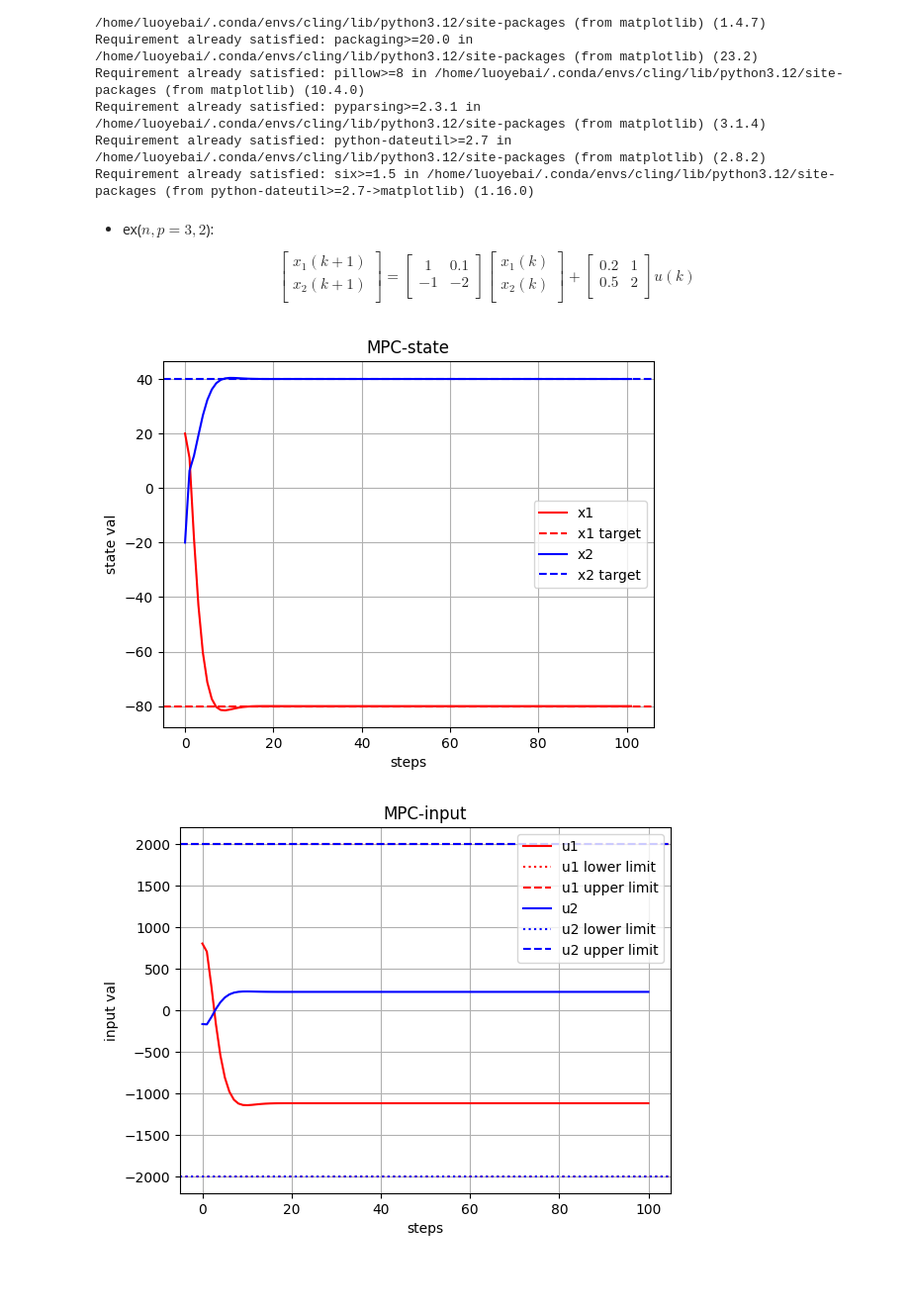
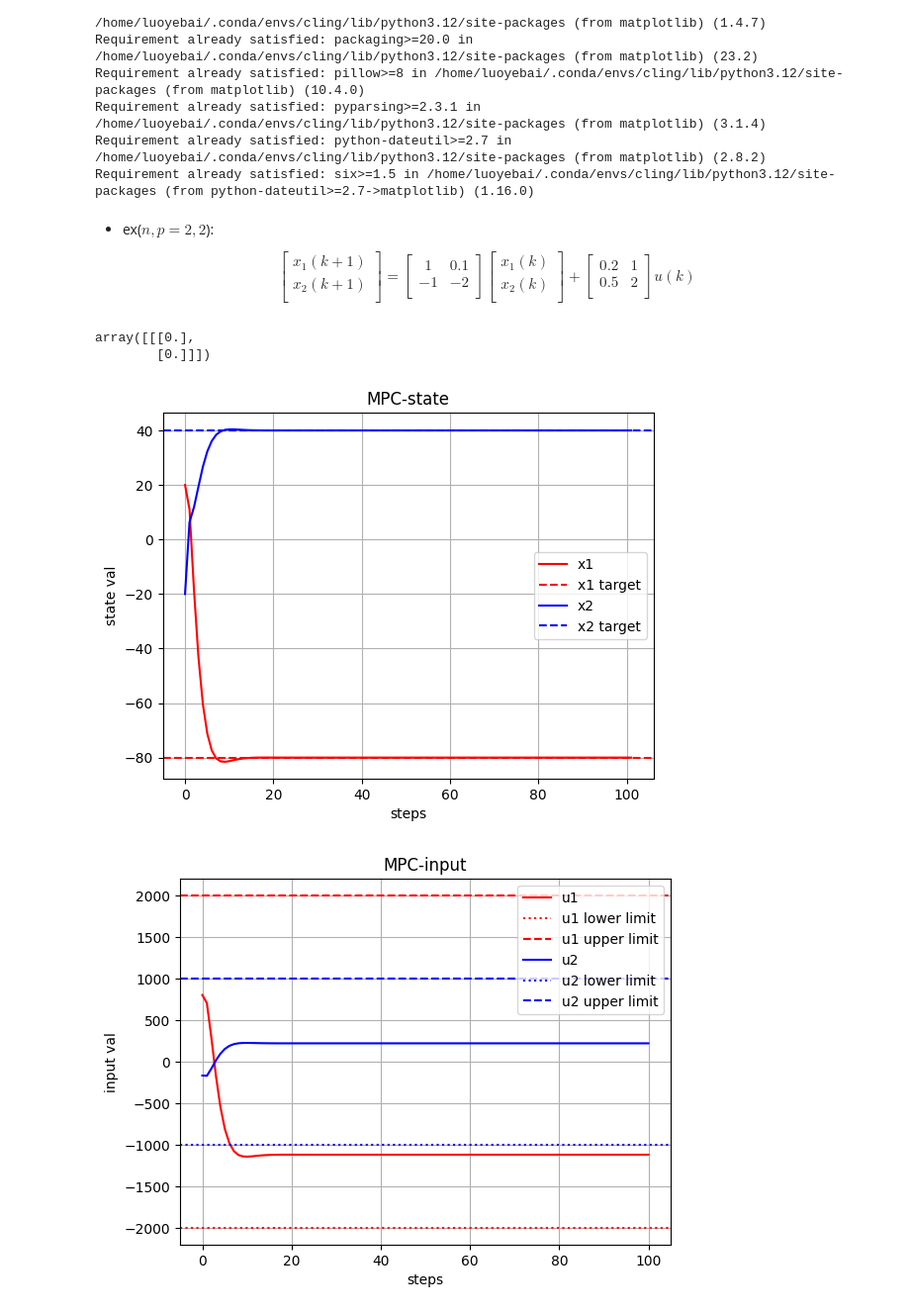
Before and after one commit to luoyebai/mpc_study, a Jupyter notebook: sympy_mpc.ipynb, the cells around one changed output. Shown at 99% size. Saved outputs shown, nothing was run; the diff lists cells and outputs as text; code cells hidden in the pictures; blank space fills up the shorter version.

```diff
--- a/sympy_mpc.ipynb
+++ b/sympy_mpc.ipynb
@@ -133,5 +135,5 @@ def AssertShape(name: str, mat, shape):
 # %% [markdown]
-- ex($n,p=3,2$):
+- ex($n,p=2,2$):
 
 $$
 \begin{bmatrix}
@@ -189,18 +191,24 @@ X = numpy.array([[[20], [-20]]])
 x_target = numpy.array([[-80], [40]])
 
 # input init
-U = numpy.array([[[0], [0]]])
+U = numpy.array([numpy.zeros((p, 1))])
+
 # upper limit
-u_ubg = numpy.array([2000, 2000])
+u_ubg = numpy.array([2000, 1000])
 # lower limit
-u_lbg = numpy.array([-2000, -2000])
+u_lbg = numpy.array([-2000, -1000])
 
-# assert state and input shape
+# assert state transition  matrix
 AssertShape("A", A_VAL, (n, n))
 AssertShape("B", B_VAL, (n, p))
+# assert adjustment matrix
 AssertShape("Q", Q_VAL, (n, n))
 AssertShape("F", F_VAL, (n, n))
 AssertShape("R", R_VAL, (p, p))
+AssertDigMat("Q", Q_VAL)
+AssertDigMat("F", F_VAL)
+AssertDigMat("R", R_VAL)
+
 
 AssertShape("X", X, (1, n, 1))
 AssertShape("Target", x_target, (n, 1))
@@ -208,6 +216,9 @@ AssertShape("Target", x_target, (n, 1))
 AssertShape("U", U, (1, p, 1))
 AssertShape("u_ubg", u_ubg, (p,))
 AssertShape("u_lbg", u_lbg, (p,))
+# %% [output]
+array([[[0.],
+        [0.]]])
 # %%
 import casadi
 
@@ -268,40 +279,48 @@ for i in range(steps):
 # X, U
 # %%
 import matplotlib.pyplot as plt
-from cycler import cycler
 
 k = numpy.linspace(0, steps + 1, steps + 1)
 
-colors = ["red", "blue", "green", "yellow", "orange", "purple", "black"]
+colors = [
+    "red",
+    "blue",
+    "green",
+    "orange",
+    "purple",
+    "brown",
+    "black",
+]
+
 for i in range(n):
     xi = X[:, i, 0]
     color = colors[i % len(colors)]
     plt.plot(k, xi, label=f"x{i+1}", color=color)
     plt.axhline(y=x_target[i], linestyle="--", label=f"x{i+1} target", color=color)
 
 plt.title("MPC-state")
 plt.xlabel("steps")
 plt.ylabel("state val")
 plt.legend()
 plt.grid()
 
 plt.figure()
 
 U = U[1:]
 for i in range(p):
     color = colors[i % len(colors)]
     ui = U[:, i]
     plt.plot(k[:-1], ui, label=f"u{i+1}", color=color)
     plt.axhline(y=u_lbg[i], color=color, linestyle=":", label=f"u{i+1} lower limit")
     plt.axhline(y=u_ubg[i], color=color, linestyle="--", label=f"u{i+1} upper limit")
 
 plt.title("MPC-input")
 plt.xlabel("steps")
 plt.ylabel("input val")
 plt.legend()
 plt.grid()
 
 plt.show()
 # %% [output]
 [figure]
-[figure, old version]
+[figure, new version]
```
Also changed, not shown: parts of 1 cell of this notebook.
